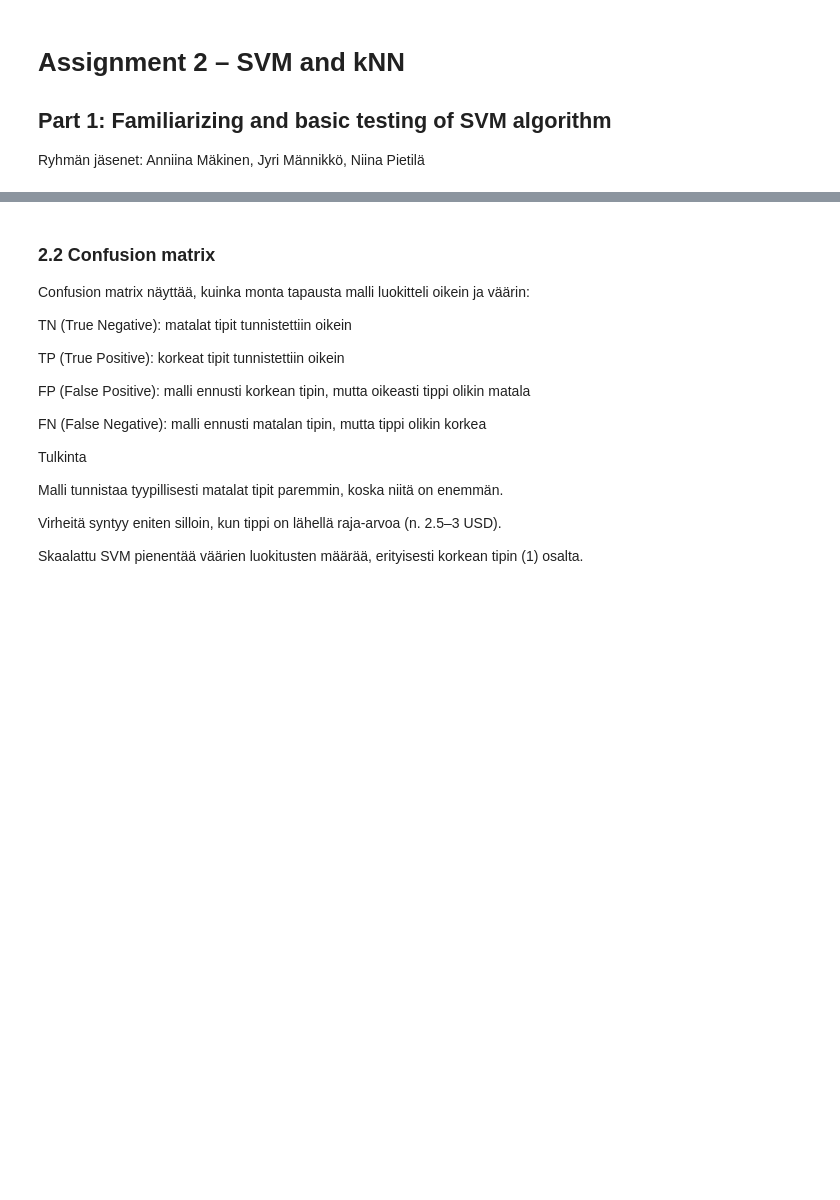
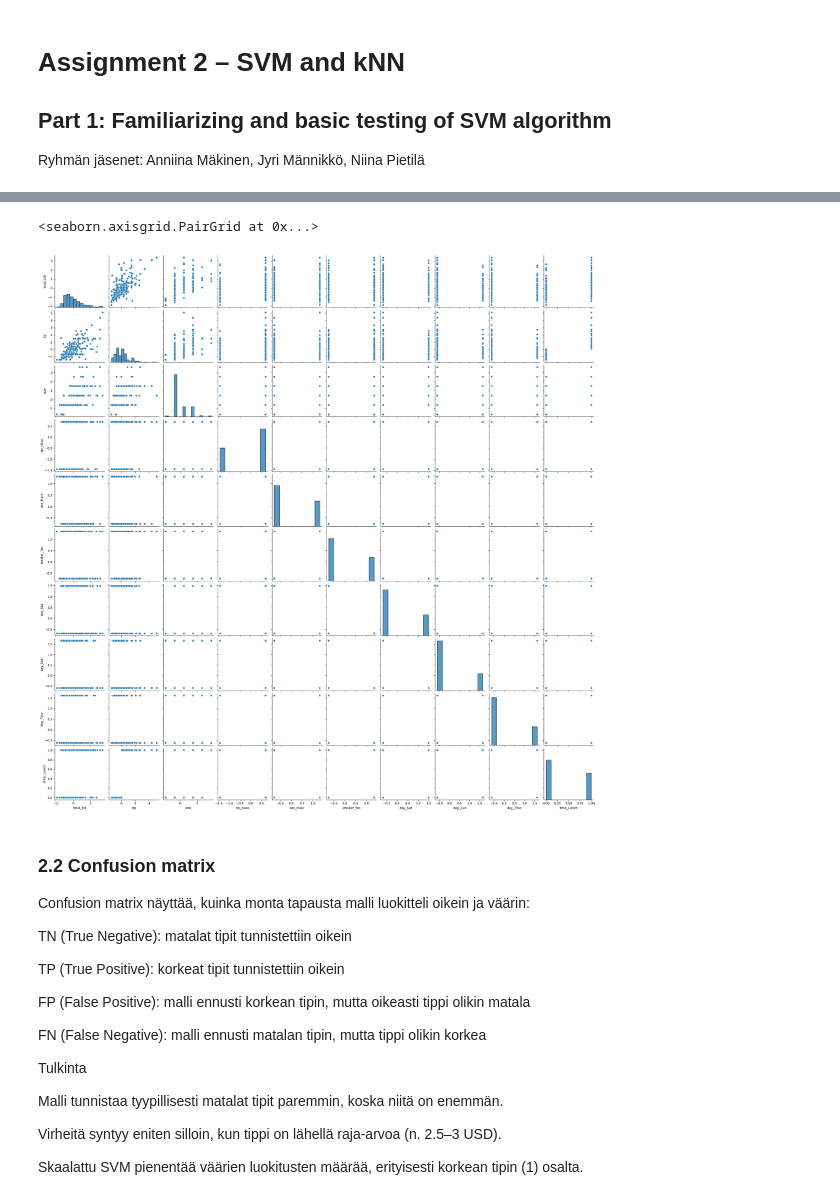
Before and after one commit to Anniinama/developMENTAL, a Jupyter notebook: Assigment 2/Assignment2_completed.ipynb, the cells around one changed output, grey strips where cells are left out. Cells and saved outputs as stored; diff of their text form; code cells hidden in the pictures; blank space fills up the shorter version.

```diff
--- a/Assigment 2/Assignment2_completed.ipynb
+++ b/Assigment 2/Assignment2_completed.ipynb
@@ -115,0 +126,17 @@ acc_no_scaler, acc_scaler
+# %%
+from sklearn.preprocessing import StandardScaler
+from sklearn.pipeline import make_pipeline
+scaler = StandardScaler()
+scaler.fit(X_train)
+
+x_train_scaled = scaler.transform(X_train)
+x_test_scaled = scaler.transform(X_test)
+# %%
+from sklearn.preprocessing import StandardScaler
+from sklearn.pipeline import make_pipeline
+
+X_scaled = scaler.transform(X)
+df_encoded_scaled = pd.DataFrame(X_scaled)
+df_encoded_scaled["target"] = y
+df_encoded_scaled.columns = df_encoded.columns
+df_encoded_scaled
@@ -116,3 +157,10 @@ acc_no_scaler, acc_scaler
+# %%
+import seaborn as sns
+import matplotlib.pyplot as plt
+sns.pairplot(df_encoded_scaled)
+# %% [output]
+<seaborn.axisgrid.PairGrid at 0x...>
+[figure, added]
 # %% [markdown]
 ### 2.2 Confusion matrix
 
```
Also changed, not shown: parts of 11 cells of this notebook.
